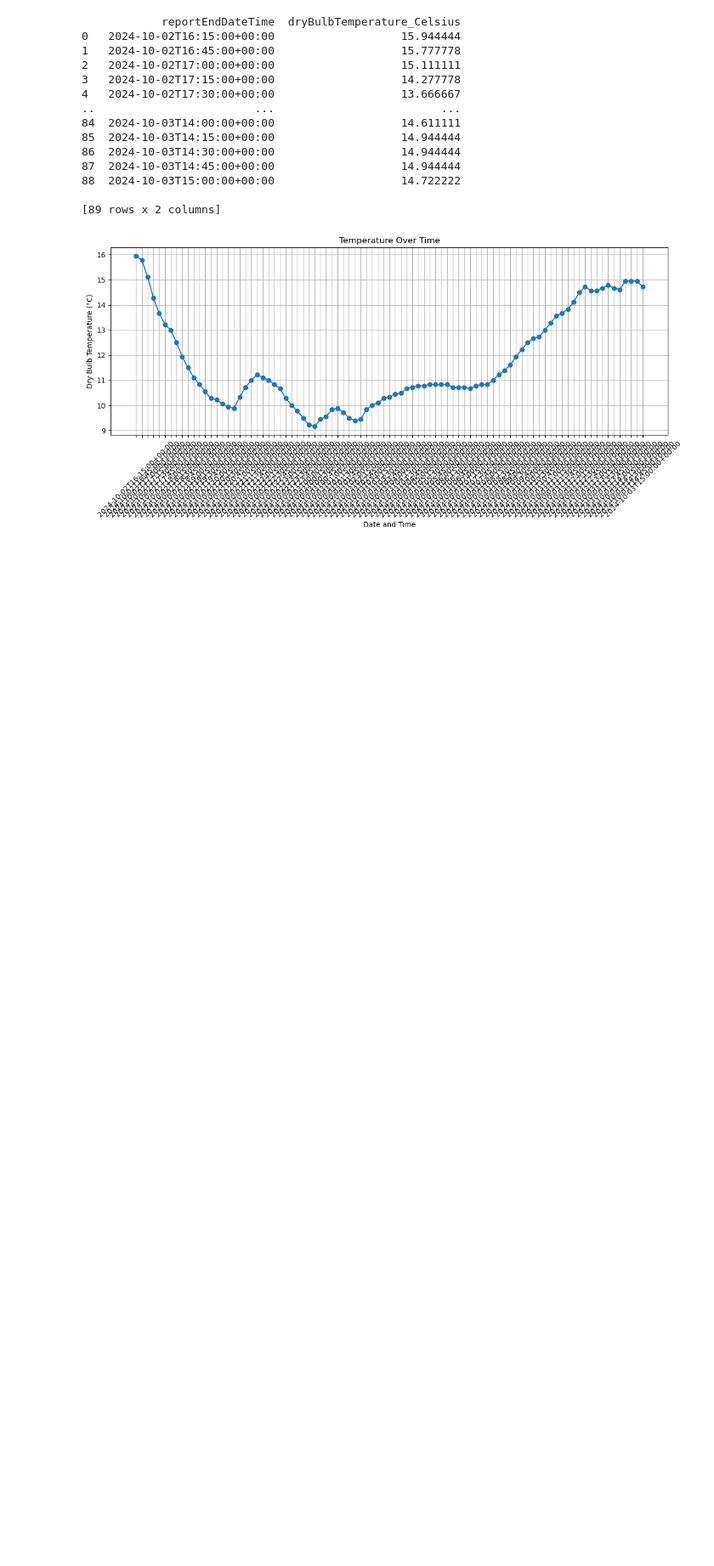
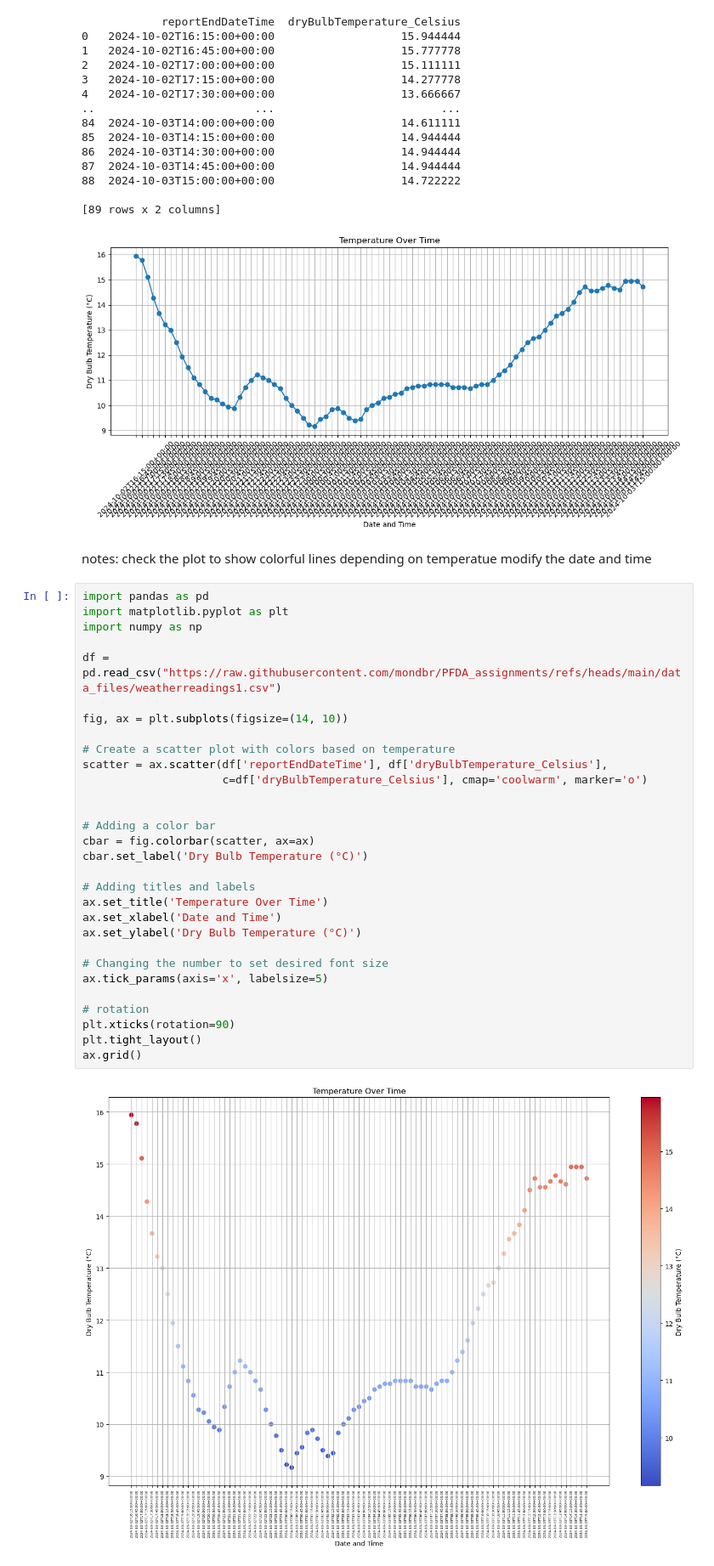
Before and after one commit to mondbr/PFDA_assignments, a Jupyter notebook: assignment2-weather.ipynb, the cells around one changed output. Shown at 85% size. Cells and saved outputs as stored; diff of their text form; blank space fills up the shorter version.

Commit message:
assignment 02 working on better looking plotting

```diff
--- a/assignment2-weather.ipynb
+++ b/assignment2-weather.ipynb
@@ -38,3 +38,38 @@ plt.show()
 
 [89 rows x 2 columns]
 [figure]
+# %% [markdown]
+notes: check the plot to show colorful lines depending on temperatue
+modify the date and time
+# %%
+import pandas as pd
+import matplotlib.pyplot as plt
+import numpy as np
+
+df = pd.read_csv("https://raw.githubusercontent.com/mondbr/PFDA_assignments/refs/heads/main/data_files/weatherreadings1.csv")
+
+fig, ax = plt.subplots(figsize=(14, 10))
+
+# Create a scatter plot with colors based on temperature
+scatter = ax.scatter(df['reportEndDateTime'], df['dryBulbTemperature_Celsius'],
+                     c=df['dryBulbTemperature_Celsius'], cmap='coolwarm', marker='o')
+
+
+# Adding a color bar
+cbar = fig.colorbar(scatter, ax=ax)
+cbar.set_label('Dry Bulb Temperature (°C)')
+
+# Adding titles and labels
+ax.set_title('Temperature Over Time')
+ax.set_xlabel('Date and Time')
+ax.set_ylabel('Dry Bulb Temperature (°C)')
+
+# Changing the number to set desired font size
+ax.tick_params(axis='x', labelsize=5)
+
+# rotation
+plt.xticks(rotation=90)
+plt.tight_layout()
+ax.grid()
+# %% [output]
+[figure, added]
```
Also changed, not shown: 2 other files.
